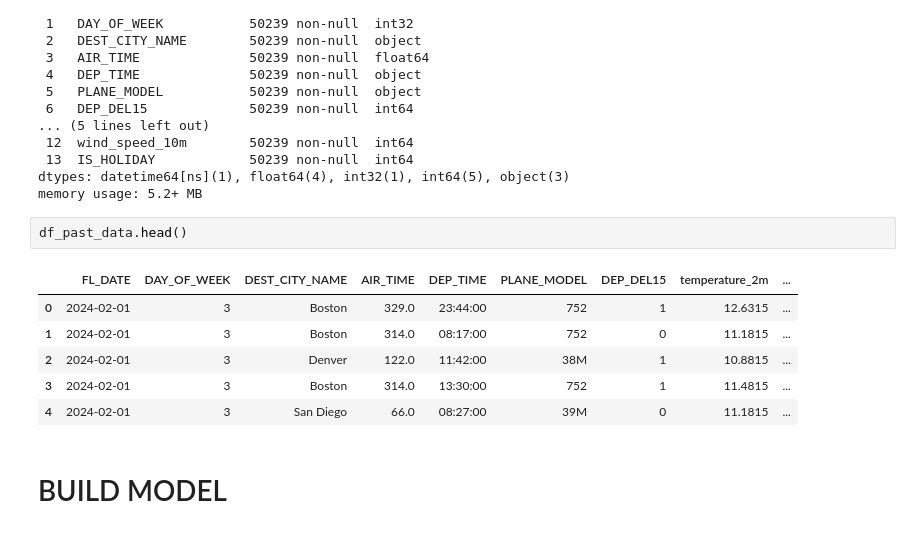
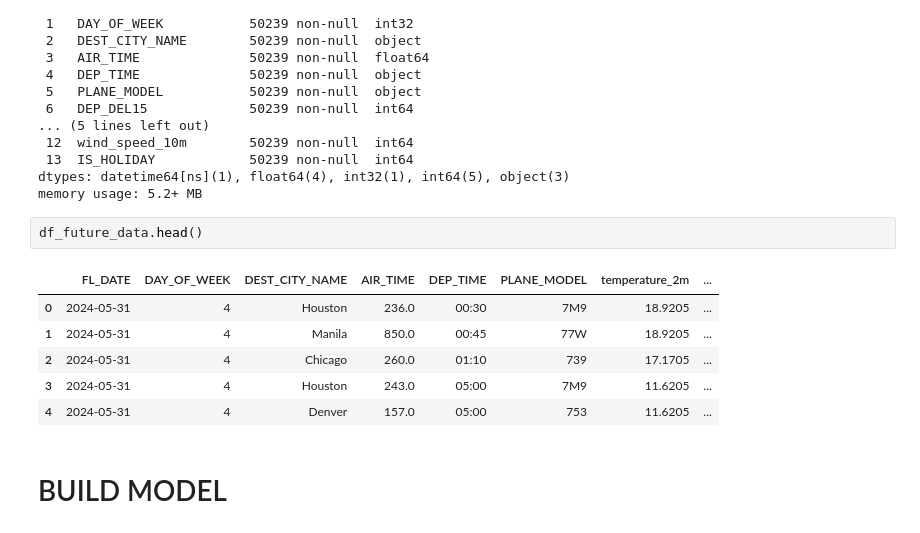
Before and after one commit to jr16MAI/PredictiveAnalytics, a Jupyter notebook: Model/delay_predictor.ipynb, the cells around one changed output. Drawn from its saved outputs; the diff is of its cells as text.

```diff
--- a/Model/delay_predictor.ipynb
+++ b/Model/delay_predictor.ipynb
@@ -512,14 +512,14 @@ Data columns (total 14 columns):
 dtypes: datetime64[ns](1), float64(4), int32(1), int64(5), object(3)
 memory usage: 5.2+ MB
 # %%
-df_past_data.head()
+df_future_data.head()
 # %% [output]
-|  | FL_DATE | DAY_OF_WEEK | DEST_CITY_NAME | AIR_TIME | DEP_TIME | PLANE_MODEL | DEP_DEL15 | temperature_2m | ... |
-| 0 | 2024-02-01 | 3 | Boston | 329.0 | 23:44:00 | 752 | 1 | 12.6315 | ... |
-| 1 | 2024-02-01 | 3 | Boston | 314.0 | 08:17:00 | 752 | 0 | 11.1815 | ... |
-| 2 | 2024-02-01 | 3 | Denver | 122.0 | 11:42:00 | 38M | 1 | 10.8815 | ... |
-| 3 | 2024-02-01 | 3 | Boston | 314.0 | 13:30:00 | 752 | 1 | 11.4815 | ... |
-| 4 | 2024-02-01 | 3 | San Diego | 66.0 | 08:27:00 | 39M | 0 | 11.1815 | ... |
+|  | FL_DATE | DAY_OF_WEEK | DEST_CITY_NAME | AIR_TIME | DEP_TIME | PLANE_MODEL | temperature_2m | ... |
+| 0 | 2024-05-31 | 4 | Houston | 236.0 | 00:30 | 7M9 | 18.9205 | ... |
+| 1 | 2024-05-31 | 4 | Manila | 850.0 | 00:45 | 77W | 18.9205 | ... |
+| 2 | 2024-05-31 | 4 | Chicago | 260.0 | 01:10 | 739 | 17.1705 | ... |
+| 3 | 2024-05-31 | 4 | Houston | 243.0 | 05:00 | 7M9 | 11.6205 | ... |
+| 4 | 2024-05-31 | 4 | Denver | 157.0 | 05:00 | 753 | 11.6205 | ... |
 # %% [markdown]
 # BUILD MODEL
 # %%
```
Also changed, not shown: parts of 16 cells of this notebook, 2 other files.
